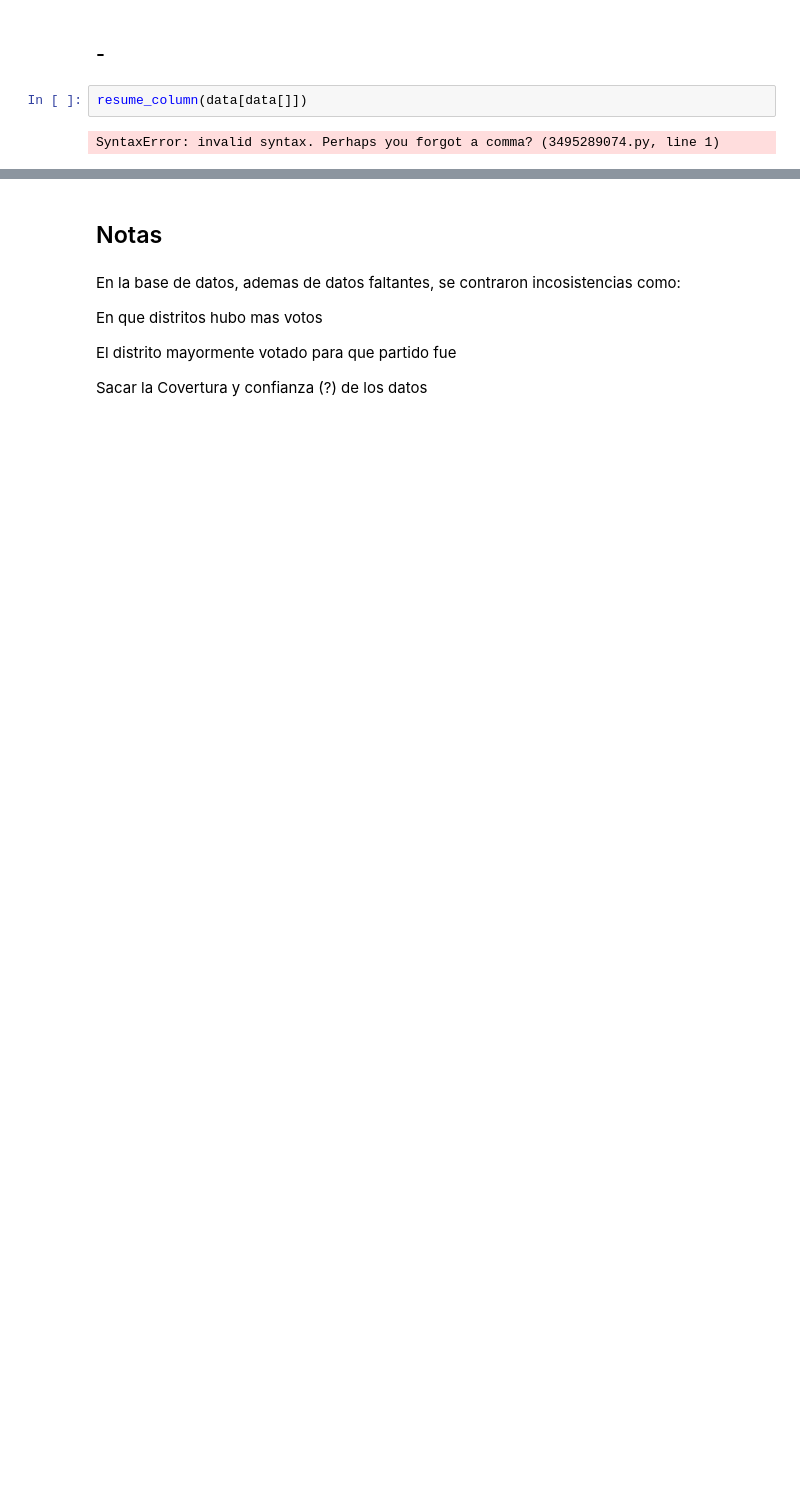
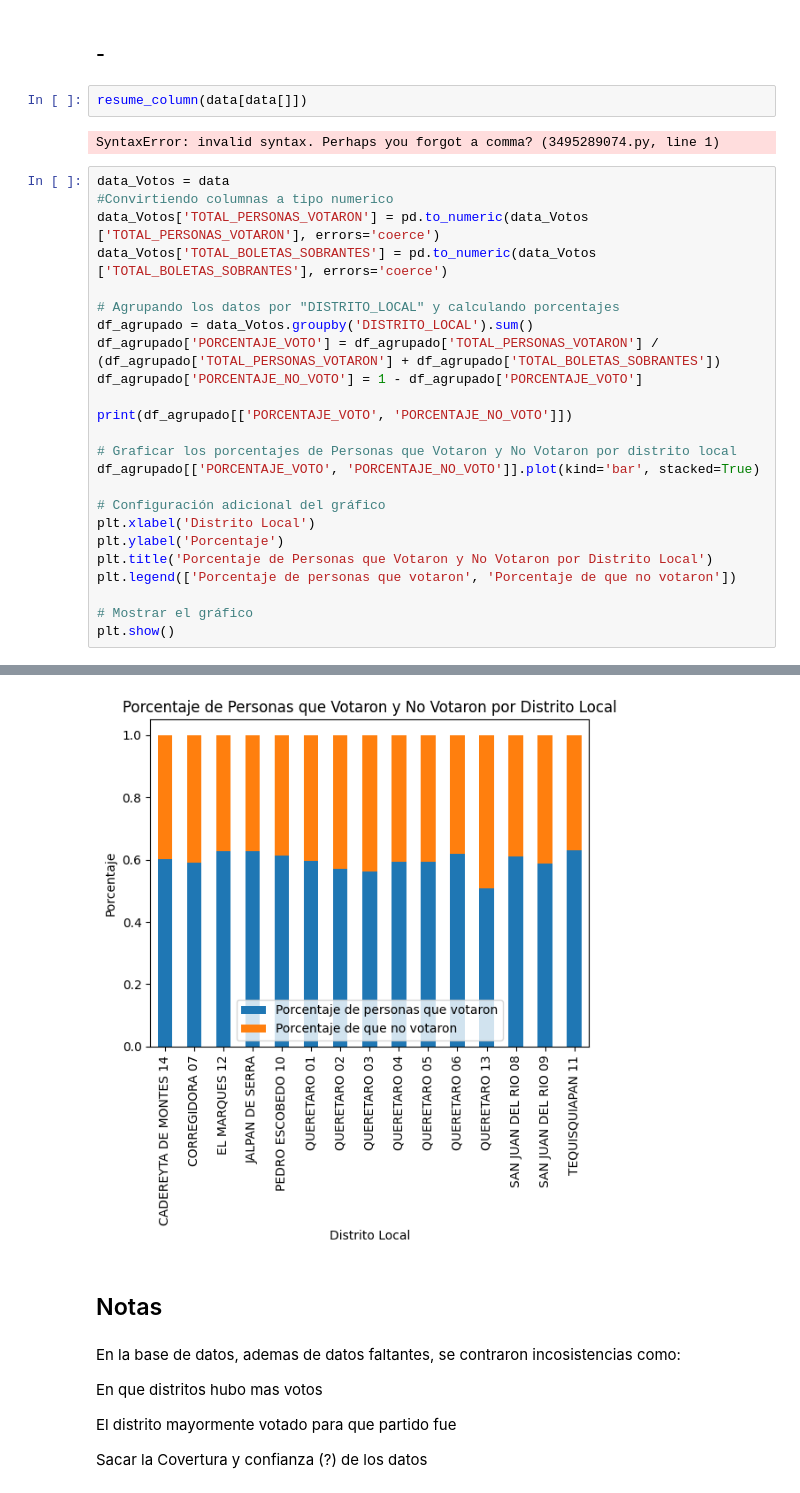
Before and after one commit to M1ndBlast/Data-Mining, a Jupyter notebook: analisis_datos.ipynb, the cells around one changed output, grey strips where cells are left out. Cells and saved outputs as stored; diff of their text form; blank space fills up the shorter version.

Commit message:
Votos_si_no

```diff
--- a/analisis_datos.ipynb
+++ b/analisis_datos.ipynb
@@ -292,3 +292,28 @@ Name: UBICACION_CASILLA, dtype: object
 resume_column(data[data[]])
 # %% [output]
 SyntaxError: invalid syntax. Perhaps you forgot a comma? (3495289074.py, line 1)
+# %%
+data_Votos = data
+#Convirtiendo columnas a tipo numerico
+data_Votos['TOTAL_PERSONAS_VOTARON'] = pd.to_numeric(data_Votos ['TOTAL_PERSONAS_VOTARON'], errors='coerce')
+data_Votos['TOTAL_BOLETAS_SOBRANTES'] = pd.to_numeric(data_Votos ['TOTAL_BOLETAS_SOBRANTES'], errors='coerce')
+
+# Agrupando los datos por "DISTRITO_LOCAL" y calculando porcentajes
+df_agrupado = data_Votos.groupby('DISTRITO_LOCAL').sum()
+df_agrupado['PORCENTAJE_VOTO'] = df_agrupado['TOTAL_PERSONAS_VOTARON'] / (df_agrupado['TOTAL_PERSONAS_VOTARON'] + df_agrupado['TOTAL_BOLETAS_SOBRANTES'])
+df_agrupado['PORCENTAJE_NO_VOTO'] = 1 - df_agrupado['PORCENTAJE_VOTO']
+
+print(df_agrupado[['PORCENTAJE_VOTO', 'PORCENTAJE_NO_VOTO']])
+
+# Graficar los porcentajes de Personas que Votaron y No Votaron por distrito local
+df_agrupado[['PORCENTAJE_VOTO', 'PORCENTAJE_NO_VOTO']].plot(kind='bar', stacked=True)
+
+# Configuración adicional del gráfico
+plt.xlabel('Distrito Local')
+plt.ylabel('Porcentaje')
+plt.title('Porcentaje de Personas que Votaron y No Votaron por Distrito Local')
+plt.legend(['Porcentaje de personas que votaron', 'Porcentaje de que no votaron'])
+
+# Mostrar el gráfico
+plt.show()
+# %% [output]
@@ -295,3 +337,4 @@ SyntaxError: invalid syntax. Perhaps you forgot a comma? (3495289074.py, line 1)
+[figure, added]
 # %% [markdown]
 ## Notas
 # %% [markdown]
```
Also changed, not shown: parts of 1 cell of this notebook.
